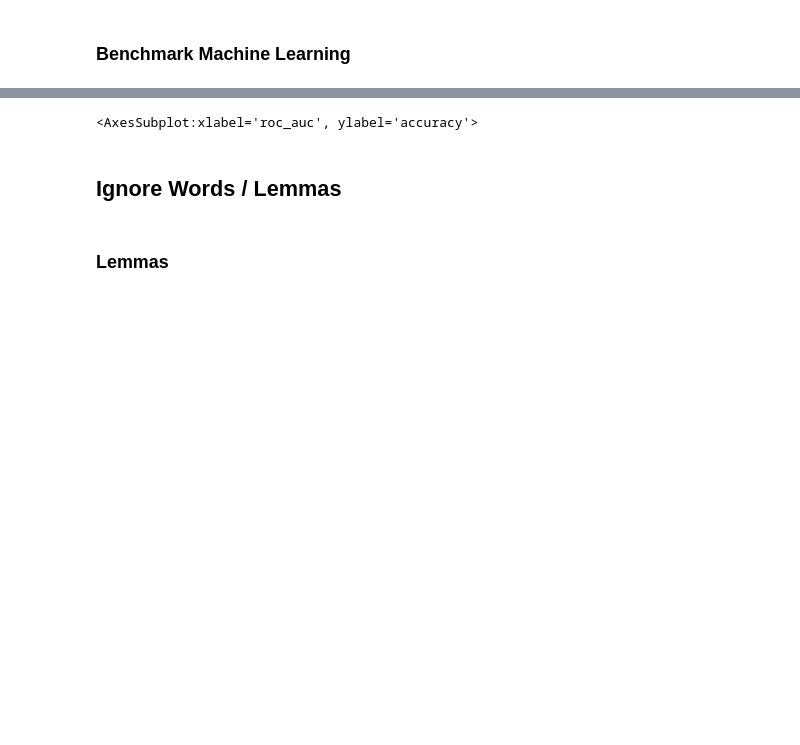
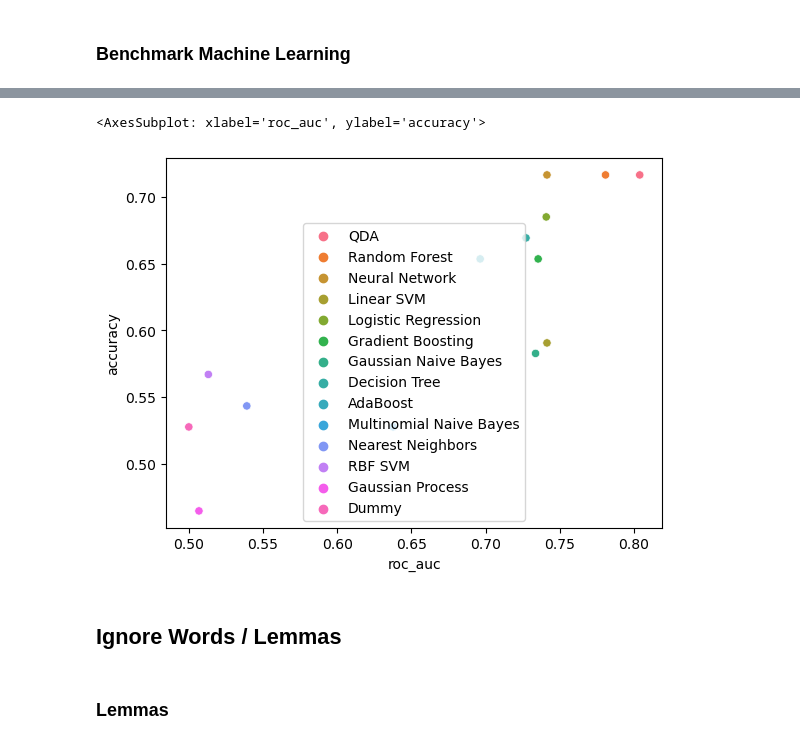
Before and after one commit to fmaine/notebooks, a Jupyter notebook: Experiences/230321-InfoxSurSeine.ipynb, the cells around one changed output, grey strips where cells are left out. Cells and saved outputs as stored; diff of their text form; code cells hidden in the pictures; blank space fills up the shorter version.

```diff
--- a/Experiences/230321-InfoxSurSeine.ipynb
+++ b/Experiences/230321-InfoxSurSeine.ipynb
@@ -441,7 +443,8 @@ df_bench
 # %%
-sns.scatterplot(data=df_bench,y='f1',x='roc_auc',hue=df_bench.index)
+sns.scatterplot(data=df_bench,y='accuracy',x='roc_auc',hue=df_bench.index)
 # %% [output]
-<AxesSubplot:xlabel='roc_auc', ylabel='accuracy'>
+<AxesSubplot: xlabel='roc_auc', ylabel='accuracy'>
+[figure, added]
 # %% [markdown]
 ## Ignore Words / Lemmas
 # %%
```
Also changed, not shown: parts of 47 cells of this notebook, 17 other files.
